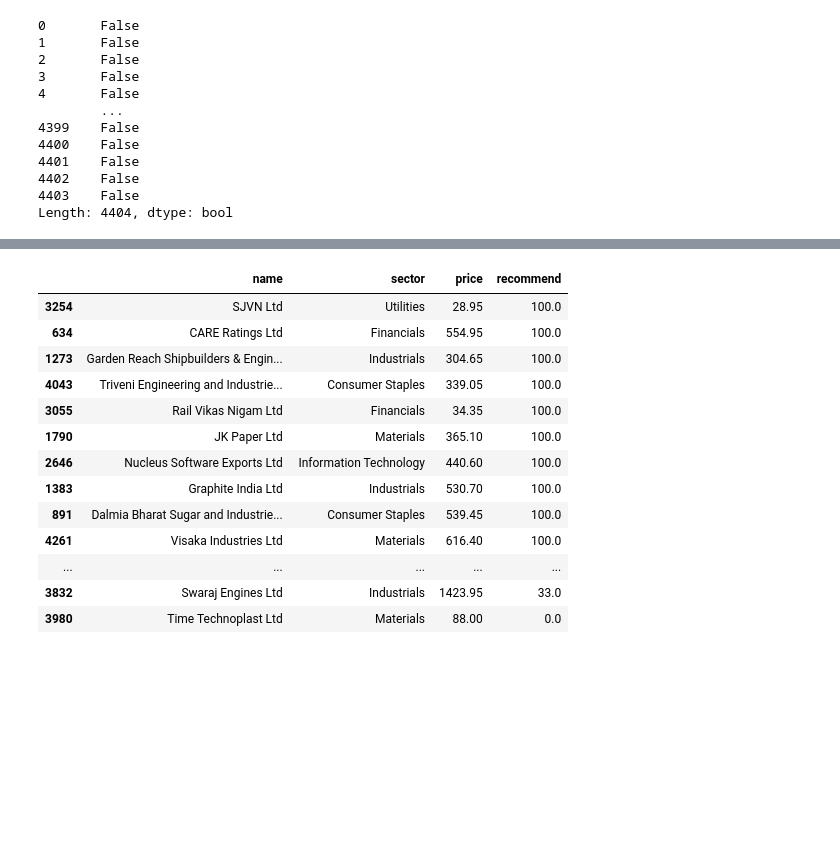
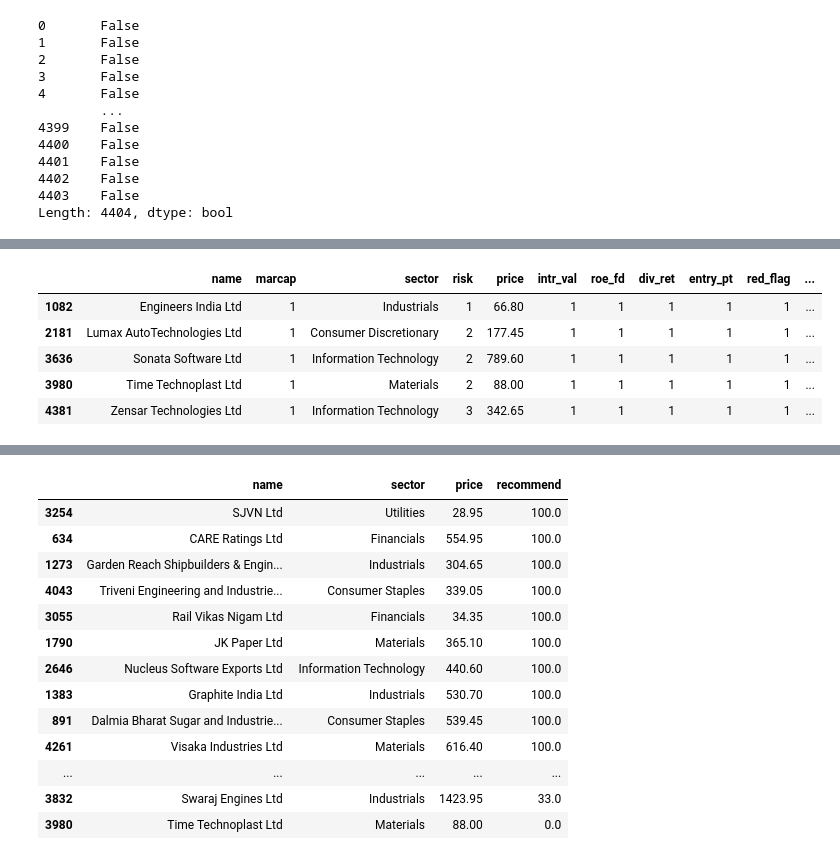
Before and after one commit to mratanusarkar/Web-Scraping-tickertapeIN, a Jupyter notebook: Notebooks/filter_and_sort_tickertapeIN_data.ipynb, the cells around one changed output, grey strips where cells are left out. Cells and saved outputs as stored; diff of their text form; code cells hidden in the pictures; blank space fills up the shorter version.

Commit message:
added filter by keyword from profile info

```diff
--- a/Notebooks/filter_and_sort_tickertapeIN_data.ipynb
+++ b/Notebooks/filter_and_sort_tickertapeIN_data.ipynb
@@ -136,6 +133,7 @@ for i, data in enumerate(stocksData):
     selectedData['entry_pt'] = data['investmentChecklist']['entryPoint']
     selectedData['red_flag'] = data['investmentChecklist']['noRedFlags'] if 'noRedFlags' in data['investmentChecklist'] else 'negative'
     selectedData['recommend'] = data['forecasts']['buyRecommendation']
+    selectedData['info'] = data['profile']
 
     selectedDataList.append(selectedData)
 # %%
@@ -375,3 +375,15 @@ resultDf
+# %%
+# filter with keyword search
+keyword = "tech"
+filter = filter & (stockDf['info'].str.contains(keyword, na=False, case=False))
+stockDf.loc[filter, :]
+# %% [output]
+|  | name | marcap | sector | risk | price | intr_val | roe_fd | div_ret | entry_pt | red_flag | ... |
+| 1082 | Engineers India Ltd | 1 | Industrials | 1 | 66.80 | 1 | 1 | 1 | 1 | 1 | ... |
+| 2181 | Lumax AutoTechnologies Ltd | 1 | Consumer Discretionary | 2 | 177.45 | 1 | 1 | 1 | 1 | 1 | ... |
+| 3636 | Sonata Software Ltd | 1 | Information Technology | 2 | 789.60 | 1 | 1 | 1 | 1 | 1 | ... |
+| 3980 | Time Technoplast Ltd | 1 | Materials | 2 | 88.00 | 1 | 1 | 1 | 1 | 1 | ... |
+| 4381 | Zensar Technologies Ltd | 1 | Information Technology | 3 | 342.65 | 1 | 1 | 1 | 1 | 1 | ... |
 # %%
 # Sort and Order
 # %%
```
Also changed, not shown: parts of 9 cells of this notebook.
